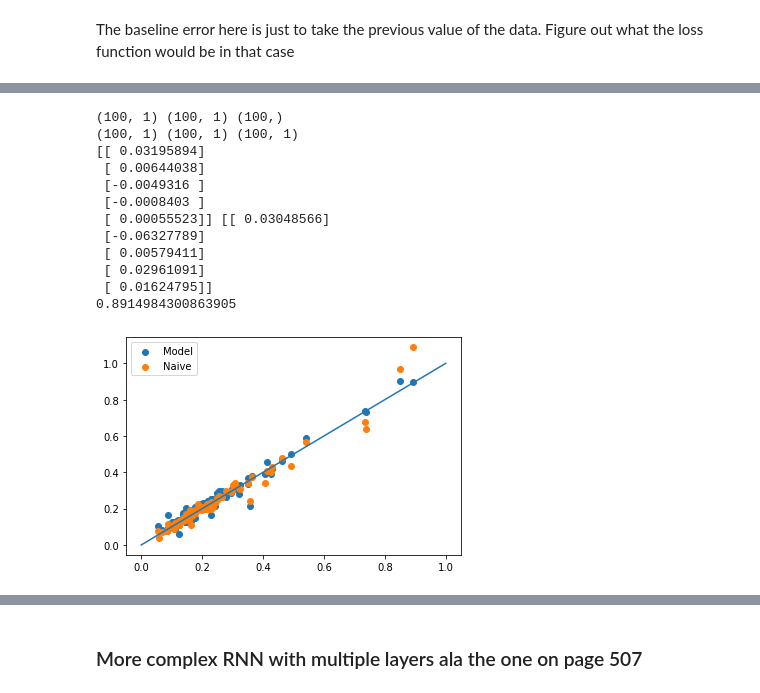
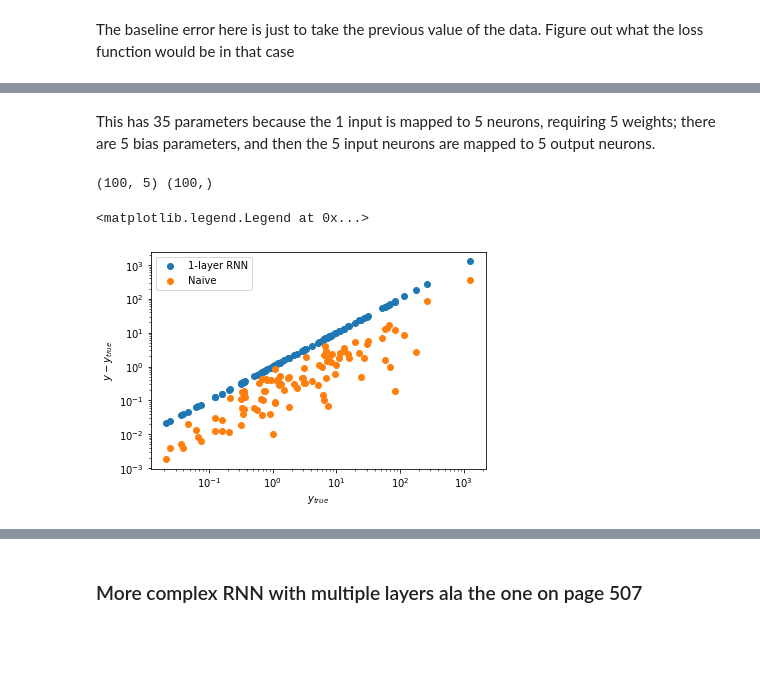
Before and after one commit to dodelson/Physics-of-Energy, a Jupyter notebook: cnn.ipynb, the cells around one changed output, grey strips where cells are left out. Drawn from its saved outputs; the diff is of its cells as text; code cells hidden in the pictures; blank space fills up the shorter version.

```diff
--- a/cnn.ipynb
+++ b/cnn.ipynb
@@ -402,6 +402,7 @@ So one problem is that all the countries have a different number of years, in th
 ## For the features, use something that has similar values: Emissions/(gdp^1.25/pop^.25)
 X=[]
 Z=[]
+C=[]
 for i,c in enumerate(country):
     tmp=co2[co2['country']==c]
     y=tmp['year'].values
@@ -414,6 +415,7 @@ for i,c in enumerate(country):
                 c50.values[j]=c50.values[j-1]
         X.append(c50*p**.25/g**1.25/1.e-10)
         Z.append(c50/pop)
+        C.append(c)
 X=np.array(X)
 Z=np.array(Z)
 # %%
@@ -780,6 +835,9 @@ plt.legend()
 # %%
-X_train,y_train=Xsc[:100,:49],Xsc[:100,49:]
-X_test,y_test=Xsc[100:,:49],Xsc[100:,49:]
-print(np.shape(X_train))
+X_train,yt=Z[:100,:40],Z[:100,40:]
+y_train=np.zeros(100)
+X_test,y_test=Z[100:,:40],Z[100:,40:]
+for i in range(100):
+    y_train[i]=np.sum(yt[i,:])/10
+print(np.shape(X_train),np.shape(y_train))
 print(X_train[0,0])
 # %% [output]
@@ -879,0 +925,12 @@ print(np.shape(X_train))
+# %%
+#Now use the simplest RNN
+Zt=np.expand_dims(X_train, axis=2)
+modela=keras.models.Sequential([
+    keras.layers.SimpleRNN(5,input_shape=[None,1],activation='relu')
+])
+modela.summary()
+modela.compile(loss='mse')#,optimizer='sgd')
+history=modela.fit(Zt,y_train,epochs=100)
+print(modela.evaluate(Zt,y_train))
+pd.DataFrame(history.history).plot()
+plt.yscale('log')
@@ -880,28 +956,18 @@ print(np.shape(X_train))
+# %% [markdown]
+This has 35 parameters because the 1 input is mapped to 5 neurons, requiring 5 weights; there are 5 bias parameters, and then the 5 input neurons are mapped to 5 output neurons.
 # %%
-y_predict=model1.predict(X_train)
-y_naive=X_train[:,-1]
-print(np.shape(diff),np.shape(y_train),np.shape(y_naive))
-yn=np.expand_dims(y_naive, axis=1)
-print(np.shape(diff),np.shape(y_train),np.shape(yn))
-diff=yn-y_train
-diff1=y_predict-y_train
-print(diff[:5],diff1[:5])
-plt.scatter(y_train,y_predict,label='Model')
-plt.scatter(y_train,y_naive,label='Naive')
-plt.plot([0,1],[0,1])
+yz_predict=modela.predict(Zt)
+print(np.shape(yz_predict),np.shape(y_train))
+plt.scatter(y_train,np.abs(yz_predict[:,0]-y_train),label='1-layer RNN')
+yz_naive=X_train[:,-1]
+plt.scatter(y_train,np.abs(yz_naive-y_train),label='Naive')
+plt.xlabel('$y_{true}$')
+plt.ylabel('$y-y_{true}$')
+plt.xscale('log')
+plt.yscale('log')
+#plt.plot([.01,1000],[.01,1000])
 plt.legend()
-print(np.max(y_train))
 # %% [output]
-(100, 1) (100, 1) (100,)
-(100, 1) (100, 1) (100, 1)
-[[ 0.03195894]
- [ 0.00644038]
- [-0.0049316 ]
- [-0.0008403 ]
- [ 0.00055523]] [[ 0.03048566]
- [-0.06327789]
- [ 0.00579411]
- [ 0.02961091]
- [ 0.01624795]]
-0.8914984300863905
+(100, 5) (100,)
+<matplotlib.legend.Legend at 0x...>
-[figure, old version]
+[figure, new version]
```
Also changed, not shown: parts of 69 cells of this notebook, 1 other file.
